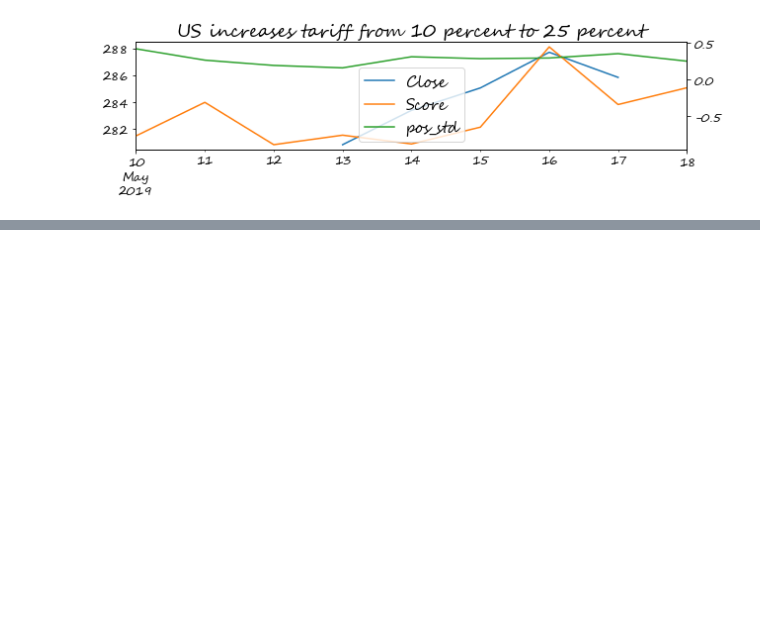
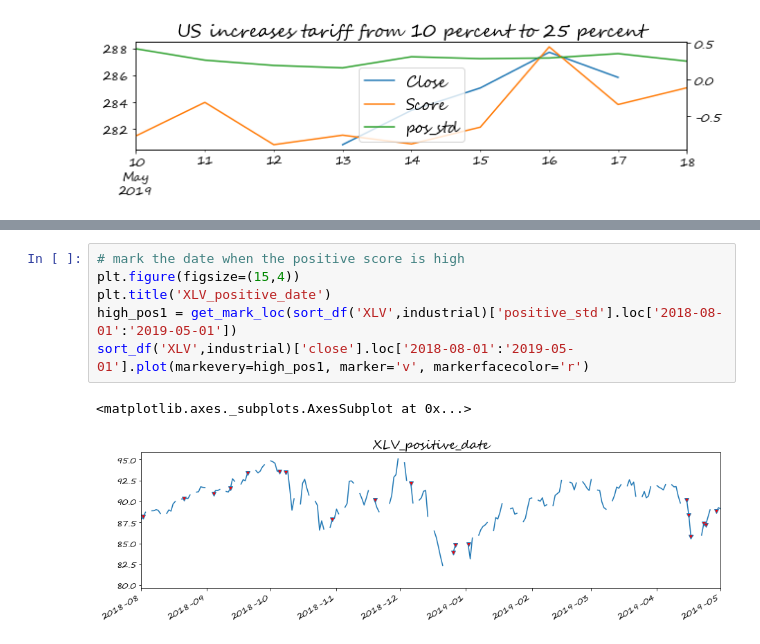
Before and after one commit to elvish7/datascience, a Jupyter notebook: Market_Sentiment_Analysis(Final Project)/Analysis/sentiment_effect.ipynb, the cells around one changed output, grey strips where cells are left out. Saved outputs shown, nothing was run; the diff lists cells and outputs as text; blank space fills up the shorter version.

```diff
--- a/Market_Sentiment_Analysis(Final Project)/Analysis/sentiment_effect.ipynb
+++ b/Market_Sentiment_Analysis(Final Project)/Analysis/sentiment_effect.ipynb
@@ -299,0 +359,9 @@ for i in range(len(event_)):
+# %%
+# mark the date when the positive score is high
+plt.figure(figsize=(15,4))
+plt.title('XLV_positive_date')
+high_pos1 = get_mark_loc(sort_df('XLV',industrial)['positive_std'].loc['2018-08-01':'2019-05-01'])
+sort_df('XLV',industrial)['close'].loc['2018-08-01':'2019-05-01'].plot(markevery=high_pos1, marker='v', markerfacecolor='r')
+# %% [output]
+<matplotlib.axes._subplots.AxesSubplot at 0x...>
+[figure, added]
```
Also changed, not shown: parts of 8 cells of this notebook.
